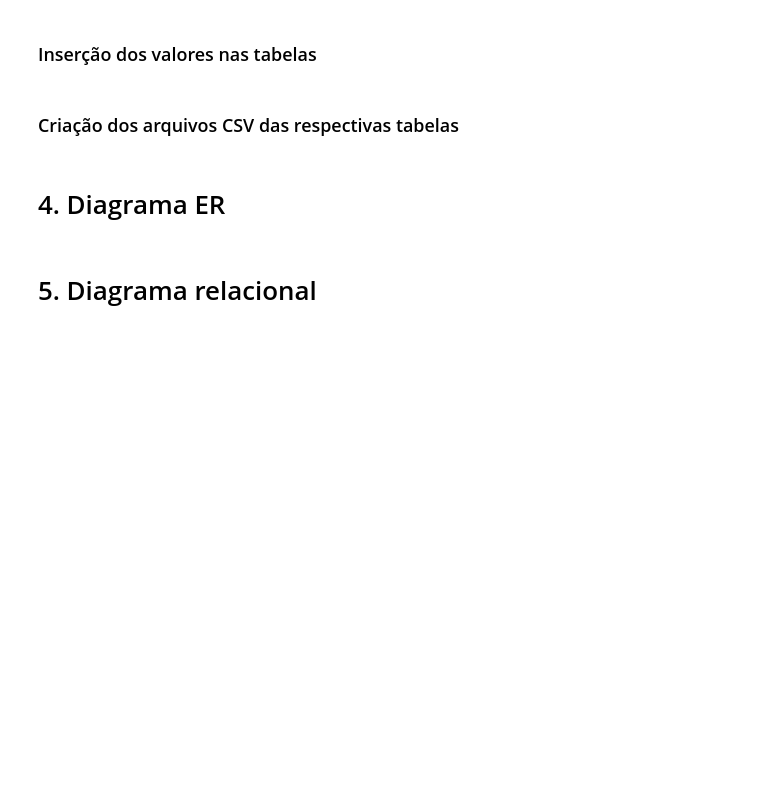
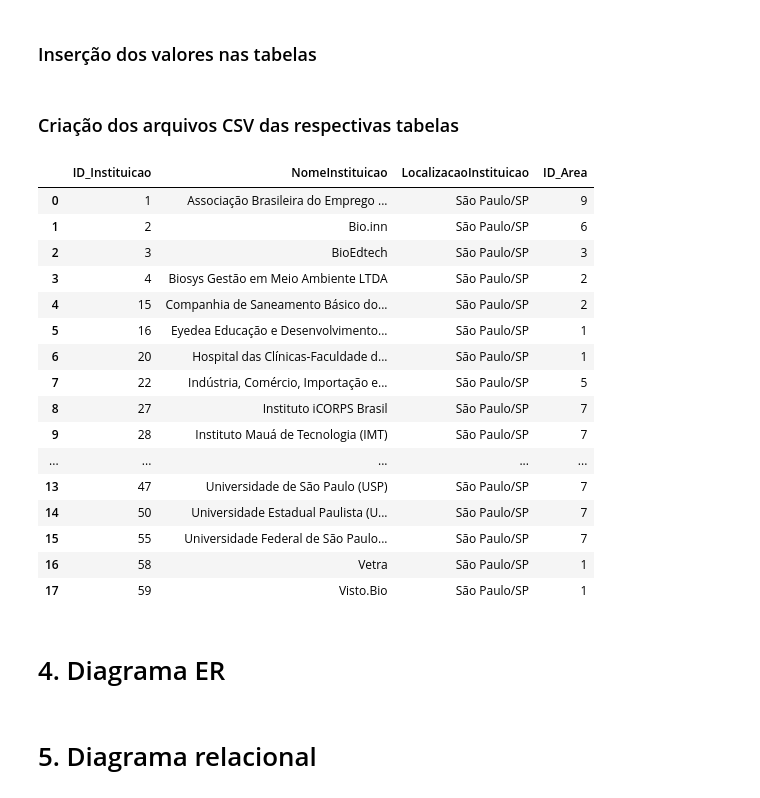
Before and after one commit to RodolfoLessa/TP2_IBD, a Jupyter notebook: TP2.ipynb, the cells around one changed output. Drawn from its saved outputs; the diff is of its cells as text; code cells hidden in the pictures; blank space fills up the shorter version.

```diff
--- a/TP2.ipynb
+++ b/TP2.ipynb
@@ -423,6 +424,31 @@ df.to_csv('TabelaParceria.csv', index=False)
 query_instituicao_orgao = "SELECT * FROM ParceriaInstituicaoOrgao"
 df = pd.read_sql_query(query_instituicao_orgao, conn)
 df.to_csv('TabelaParceriaInstituicaoOrgao.csv', index=False)
+# %%
+query = """
+    SELECT *
+    FROM Instituicao
+    WHERE LocalizacaoInstituicao = 'São Paulo/SP'
+"""
+pd.read_sql_query(query, conn)
+# %% [output]
+|  | ID_Instituicao | NomeInstituicao | LocalizacaoInstituicao | ID_Area |
+| 0 | 1 | Associação Brasileira do Emprego ... | São Paulo/SP | 9 |
+| 1 | 2 | Bio.inn | São Paulo/SP | 6 |
+| 2 | 3 | BioEdtech | São Paulo/SP | 3 |
+| 3 | 4 | Biosys Gestão em Meio Ambiente LTDA | São Paulo/SP | 2 |
+| 4 | 15 | Companhia de Saneamento Básico do... | São Paulo/SP | 2 |
+| 5 | 16 | Eyedea Educação e Desenvolvimento... | São Paulo/SP | 1 |
+| 6 | 20 | Hospital das Clínicas-Faculdade d... | São Paulo/SP | 1 |
+| 7 | 22 | Indústria, Comércio, Importação e... | São Paulo/SP | 5 |
+| 8 | 27 | Instituto iCORPS Brasil | São Paulo/SP | 7 |
+| 9 | 28 | Instituto Mauá de Tecnologia (IMT) | São Paulo/SP | 7 |
+| ... | ... | ... | ... | ... |
+| 13 | 47 | Universidade de São Paulo (USP) | São Paulo/SP | 7 |
+| 14 | 50 | Universidade Estadual Paulista (U... | São Paulo/SP | 7 |
+| 15 | 55 | Universidade Federal de São Paulo... | São Paulo/SP | 7 |
+| 16 | 58 | Vetra | São Paulo/SP | 1 |
+| 17 | 59 | Visto.Bio | São Paulo/SP | 1 |
 # %% [markdown]
 # 4. Diagrama ER
 # %% [markdown]
```
Also changed, not shown: parts of 1 cell of this notebook, 2 other files.
